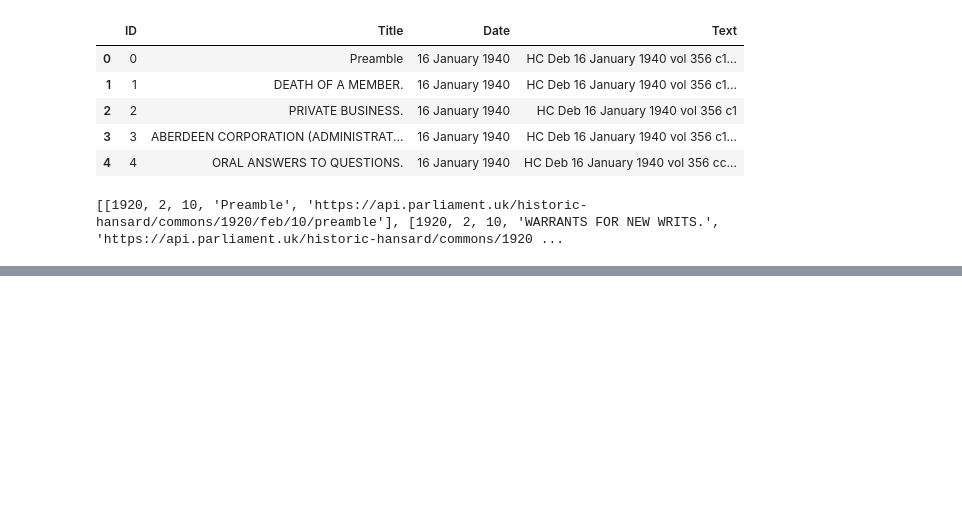
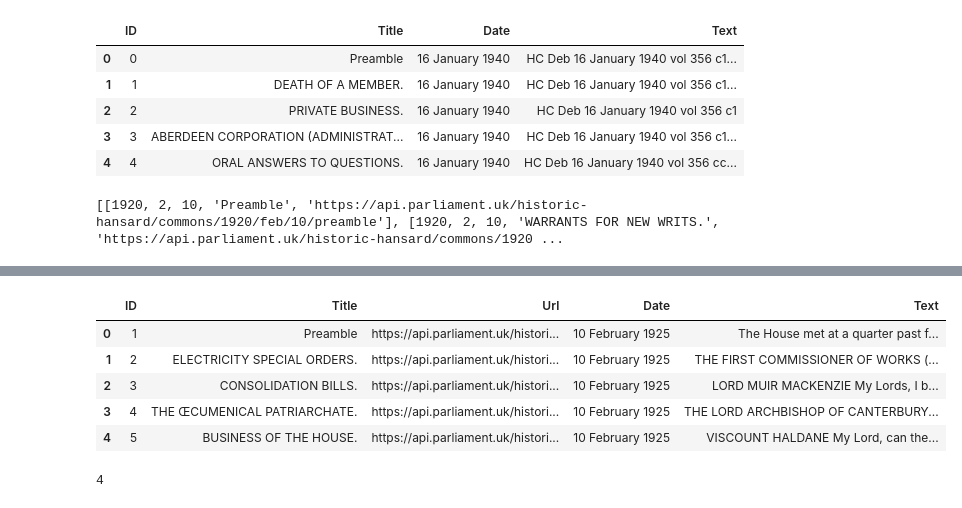
Before and after one commit to smsali97/parliamentary-data, a Jupyter notebook: Test.ipynb, the cells around one changed output, grey strips where cells are left out. Cells and saved outputs as stored; diff of their text form; code cells hidden in the pictures; blank space fills up the shorter version.

```diff
--- a/Test.ipynb
+++ b/Test.ipynb
@@ -45,0 +160,23 @@ df_per_year
+# %%
+df = pd.read_csv('urls.csv',header=None,names=['yr','month','day','title','url'],low_memory=True)
+# %%
+df['Url'] = str()
+# %%
+articles_df = pd.read_csv('parliament_articles_1925x.csv',low_memory=True,delimiter=';')
+articles_df['Date2'] = pd.to_datetime(articles_df['Date'])
+articles_df['Url'] = None
+for i, row in articles_df.iterrows():
+    d = row['Date2']
+    t = row['Title']
+    t = t.replace('"', r'\"')
+    s = 'month == %d & day == %d & yr == %d & title == "%s" ' % (d.month,d.day,d.year,t)
+    ans = df.query(s)
+    if len(ans) == 0:
+        print(row)
+        print('-------')
+    else:
+        articles_df.at[i, 'Url'] = ans.iloc[0]['url']
+articles_df = articles_df.drop('Date2', axis=1)
+column_to_move = articles_df.pop("Url")
+# insert column with insert(location, column_name, column_value)
+articles_df.insert(2, 'Url', column_to_move)
@@ -45,0 +201,13 @@ df_per_year
+# %%
+column_to_move = articles_df.pop("Url")
+# insert column with insert(location, column_name, column_value)
+articles_df.insert(2, 'Url', column_to_move)
+# %%
+articles_df.head()
+# %% [output]
+|  | ID | Title | Url | Date | Text |
+| 0 | 1 | Preamble | https://api.parliament.uk/histori... | 10 February 1925 | The House met at a quarter past f... |
+| 1 | 2 | ELECTRICITY SPECIAL ORDERS. | https://api.parliament.uk/histori... | 10 February 1925 | THE FIRST COMMISSIONER OF WORKS (... |
+| 2 | 3 | CONSOLIDATION BILLS. | https://api.parliament.uk/histori... | 10 February 1925 | LORD MUIR MACKENZIE My Lords, I b... |
+| 3 | 4 | THE ŒCUMENICAL PATRIARCHATE. | https://api.parliament.uk/histori... | 10 February 1925 | THE LORD ARCHBISHOP OF CANTERBURY... |
+| 4 | 5 | BUSINESS OF THE HOUSE. | https://api.parliament.uk/histori... | 10 February 1925 | VISCOUNT HALDANE My Lord, can the... |
@@ -45,0 +218,4 @@ df_per_year
+# %%
+res = articlesw_df[articlesw_df['Url'] == 'https://api.parliament.uk/historic-hansard/lords/1925/feb/10/preamble']
+# %% [output]
+4
```
Also changed, not shown: parts of 19 cells of this notebook, 5 other files.
